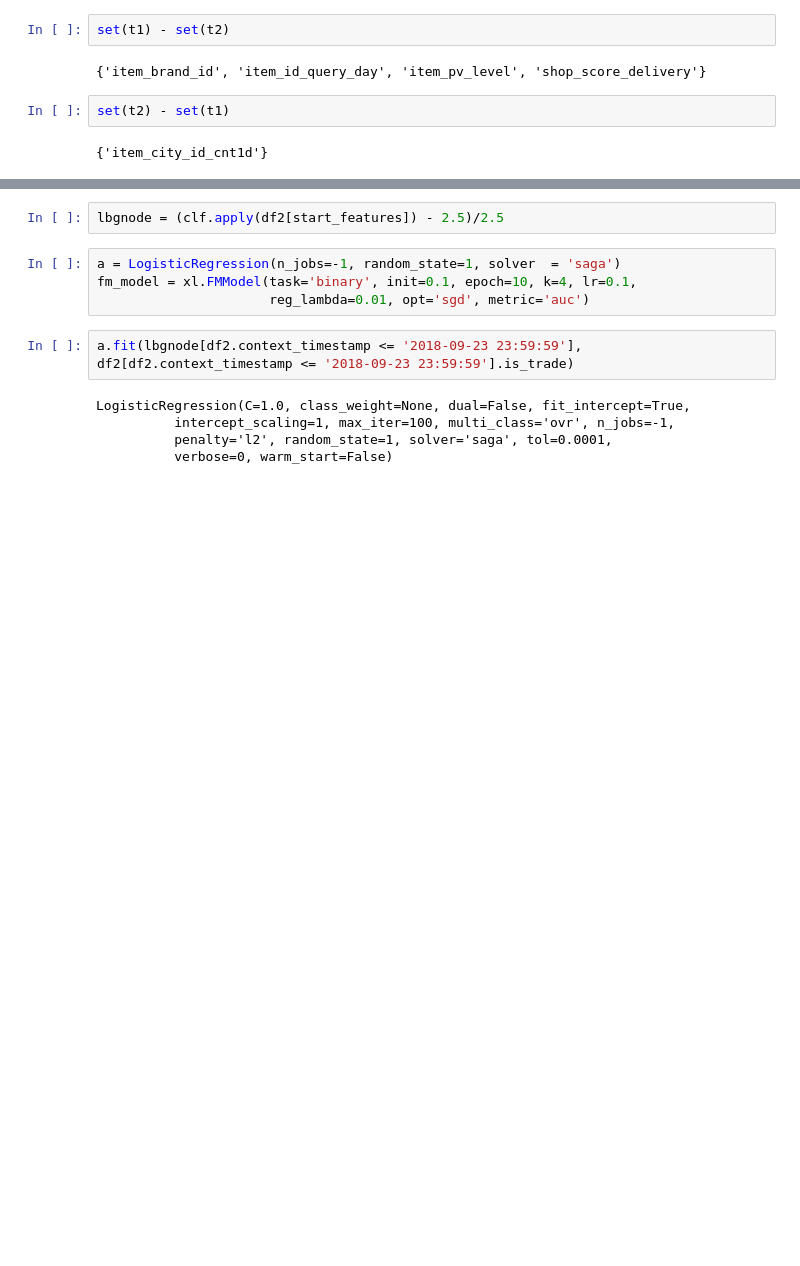
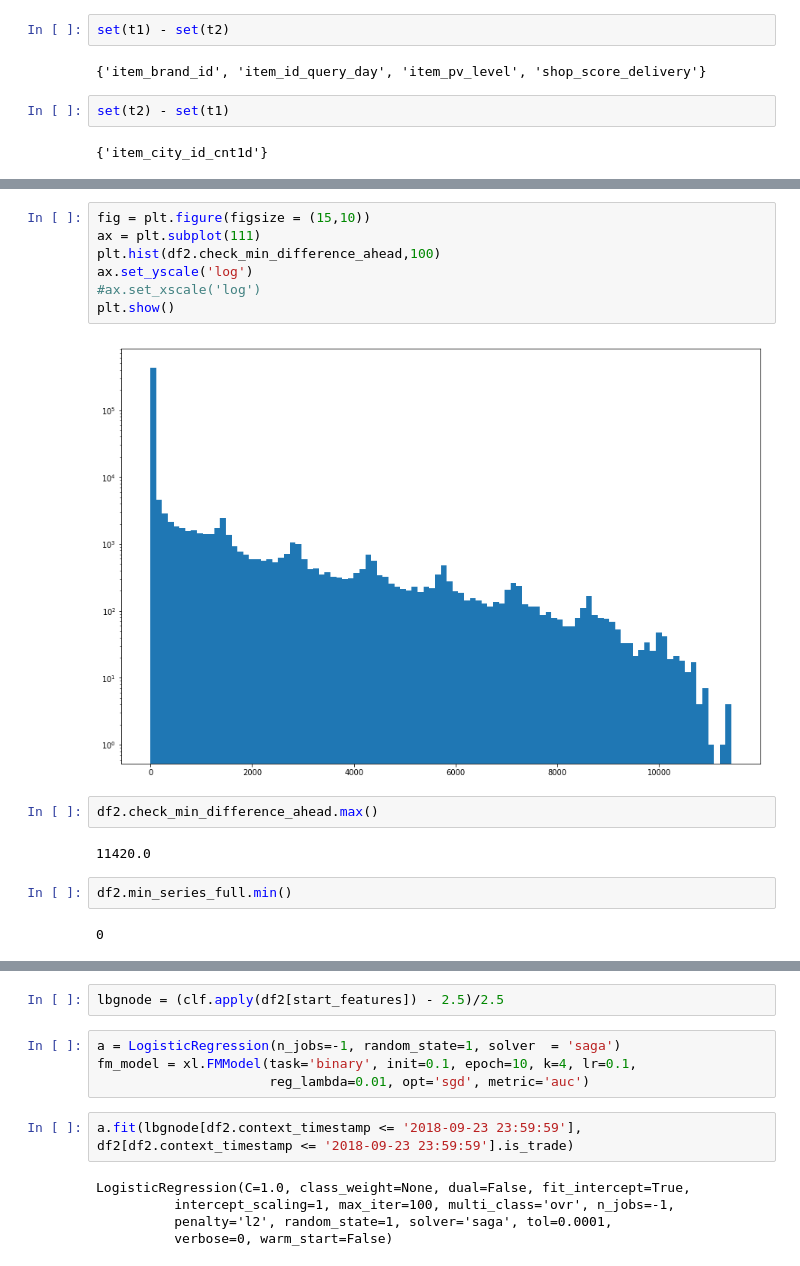
Before and after one commit to duxuhao/IJCAI-2018-2, a Jupyter notebook: Lab3.ipynb, the cells around one changed output, grey strips where cells are left out. Drawn from its saved outputs; the diff is of its cells as text; blank space fills up the shorter version.

```diff
--- a/Lab3.ipynb
+++ b/Lab3.ipynb
@@ -489,2 +755,19 @@ user_occupation_id_item_city_id_tradexd
+# %%
+fig = plt.figure(figsize = (15,10))
+ax = plt.subplot(111)
+plt.hist(df2.check_min_difference_ahead,100)
+ax.set_yscale('log')
+#ax.set_xscale('log')
+plt.show()
+# %% [output]
+[figure, added]
+# %%
+df2.check_min_difference_ahead.max()
+# %% [output]
+11420.0
+# %%
+df2.min_series_full.min()
+# %% [output]
+0
 # %%
 label = 'is_trade'
```
Also changed, not shown: parts of 38 cells of this notebook, 17 other files.
